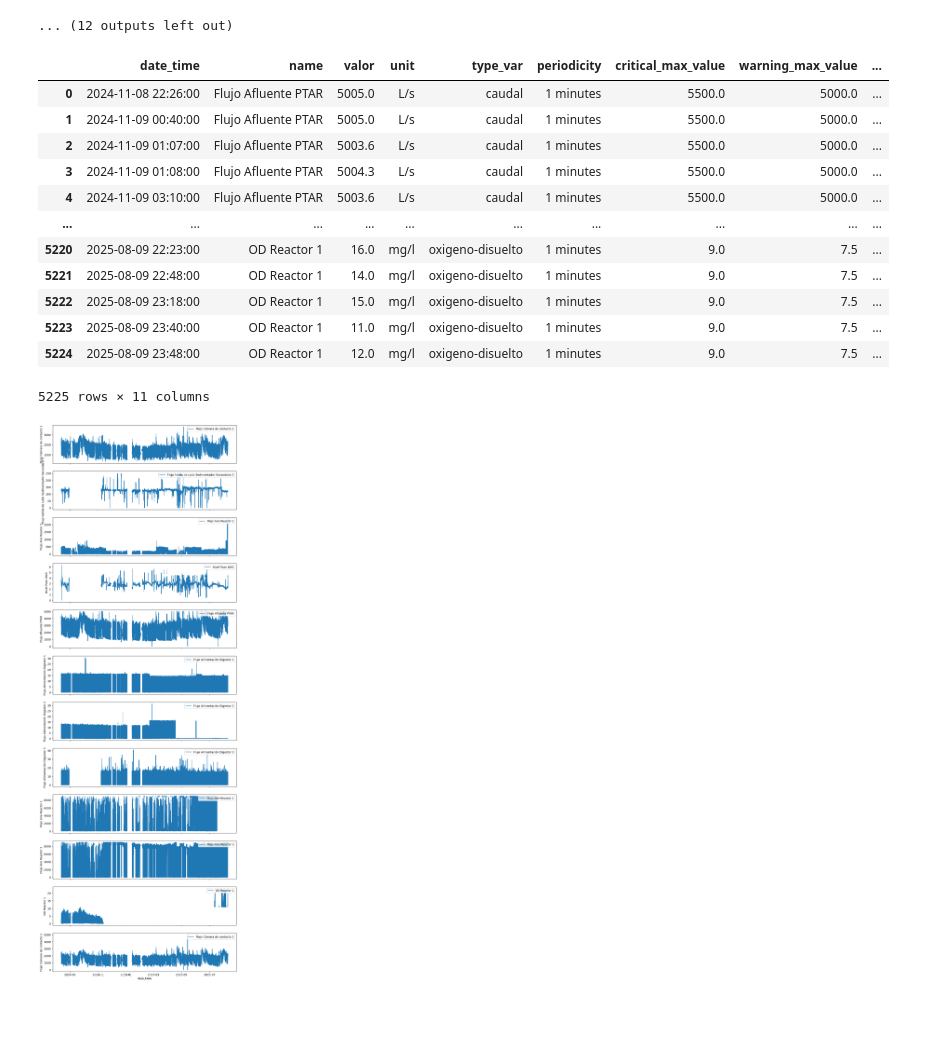
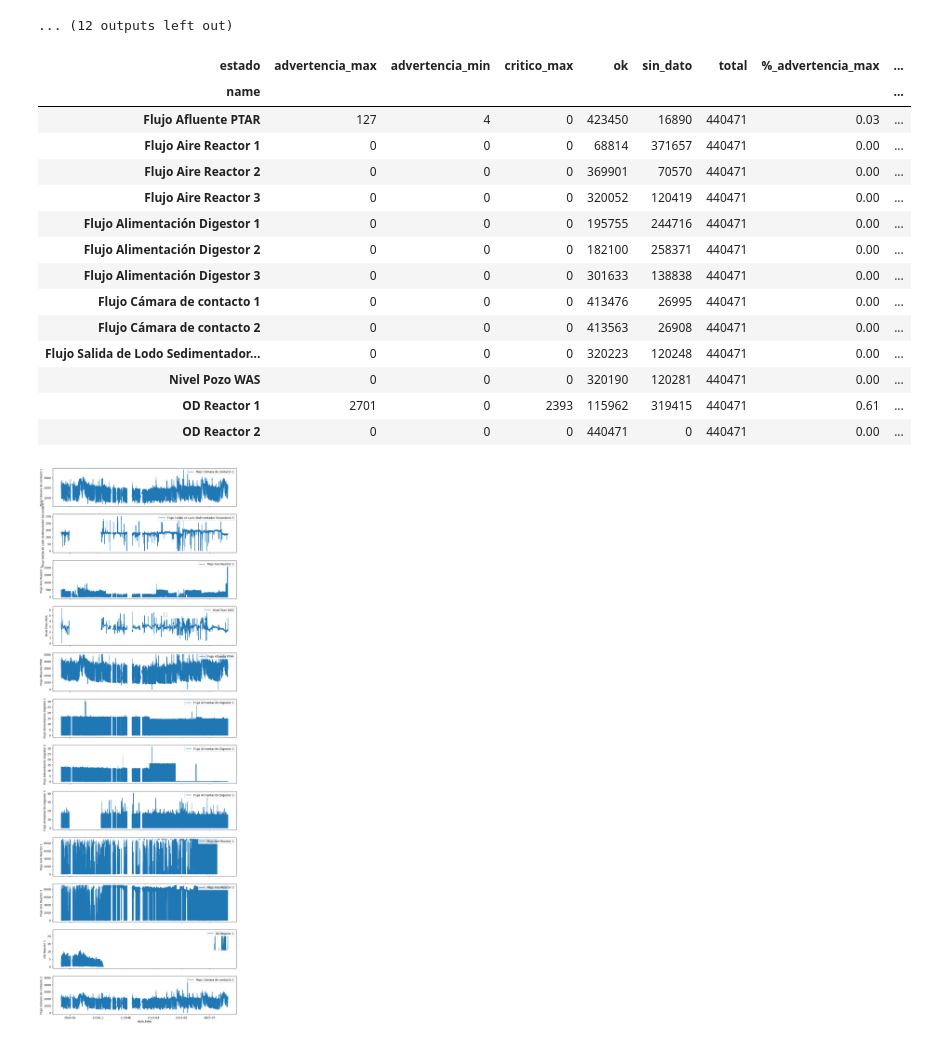
Before and after one commit to fchiapped/Proyecto-Grado, a Jupyter notebook: planta2.ipynb, the cells around one changed output. Cells and saved outputs as stored; diff of their text form; code cells hidden in the pictures; blank space fills up the shorter version.

```diff
--- a/planta2.ipynb
+++ b/planta2.ipynb
@@ -94,60 +94,24 @@ Graficando Flujo Alimentación Digestor 1 (límites: wmin=None, wmax=None, cmin=
 [figure]
 ... (12 outputs left out)
 # %%
-# Paso 1: transformar a formato largo
-df_largo = df_planta_2.melt(
-    id_vars=['date_time'],
-    var_name='name',
-    value_name='valor'
- )
-
-# Paso 2: unir con los límites
-df_merged = df_largo.merge(desc_planta_2, on='name', how='left')
-
-# Paso 3: función de chequeo
-def evaluar_estado(row):
-    v = row['valor']
-    cmax = row['critical_max_value']
-    wmax = row['warning_max_value']
-    wmin = row['warning_min_value']
-    cmin = row['critical_min_value']
-
-    if pd.isna(v):
-        return "sin_dato"
-    if not pd.isna(cmax) and v > cmax:
-        return "critico_max"
-    if not pd.isna(cmin) and v < cmin:
-        return "critico_min"
-    if not pd.isna(wmax) and v > wmax:
-        return "advertencia_max"
-    if not pd.isna(wmin) and v < wmin:
-        return "advertencia_min"
-    return "ok"
-
-# Paso 4: aplicar evaluación
-df_merged['estado'] = df_merged.apply(evaluar_estado, axis=1)
-
-# Paso 5: resumen por variable
-resumen_alertas = df_merged.groupby(['name', 'estado']).size().unstack(fill_value=0)
-
-# Si quieres solo las filas fuera de rango:
-fuera_de_rango = df_merged[df_merged['estado'].str.startswith(('critico', 'advertencia'))].reset_index(drop=True)
+df_eval, resumen = funciones.evaluar_estados(df_planta_2, desc_planta_2)
+resumen
+# %% [output]
+| estado | advertencia_max | advertencia_min | critico_max | ok | sin_dato | total | %_advertencia_max | ... |
+| name |  |  |  |  |  |  |  | ... |
+| Flujo Afluente PTAR | 127 | 4 | 0 | 423450 | 16890 | 440471 | 0.03 | ... |
+| Flujo Aire Reactor 1 | 0 | 0 | 0 | 68814 | 371657 | 440471 | 0.00 | ... |
+| Flujo Aire Reactor 2 | 0 | 0 | 0 | 369901 | 70570 | 440471 | 0.00 | ... |
+| Flujo Aire Reactor 3 | 0 | 0 | 0 | 320052 | 120419 | 440471 | 0.00 | ... |
+| Flujo Alimentación Digestor 1 | 0 | 0 | 0 | 195755 | 244716 | 440471 | 0.00 | ... |
+| Flujo Alimentación Digestor 2 | 0 | 0 | 0 | 182100 | 258371 | 440471 | 0.00 | ... |
+| Flujo Alimentación Digestor 3 | 0 | 0 | 0 | 301633 | 138838 | 440471 | 0.00 | ... |
+| Flujo Cámara de contacto 1 | 0 | 0 | 0 | 413476 | 26995 | 440471 | 0.00 | ... |
+| Flujo Cámara de contacto 2 | 0 | 0 | 0 | 413563 | 26908 | 440471 | 0.00 | ... |
+| Flujo Salida de Lodo Sedimentador... | 0 | 0 | 0 | 320223 | 120248 | 440471 | 0.00 | ... |
+| Nivel Pozo WAS | 0 | 0 | 0 | 320190 | 120281 | 440471 | 0.00 | ... |
+| OD Reactor 1 | 2701 | 0 | 2393 | 115962 | 319415 | 440471 | 0.61 | ... |
+| OD Reactor 2 | 0 | 0 | 0 | 440471 | 0 | 440471 | 0.00 | ... |
-# %%
-fuera_de_rango
-# %% [output]
-|  | date_time | name | valor | unit | type_var | periodicity | critical_max_value | warning_max_value | ... |
-| 0 | 2024-11-08 22:26:00 | Flujo Afluente PTAR | 5005.0 | L/s | caudal | 1 minutes | 5500.0 | 5000.0 | ... |
-| 1 | 2024-11-09 00:40:00 | Flujo Afluente PTAR | 5005.0 | L/s | caudal | 1 minutes | 5500.0 | 5000.0 | ... |
-| 2 | 2024-11-09 01:07:00 | Flujo Afluente PTAR | 5003.6 | L/s | caudal | 1 minutes | 5500.0 | 5000.0 | ... |
-| 3 | 2024-11-09 01:08:00 | Flujo Afluente PTAR | 5004.3 | L/s | caudal | 1 minutes | 5500.0 | 5000.0 | ... |
-| 4 | 2024-11-09 03:10:00 | Flujo Afluente PTAR | 5003.6 | L/s | caudal | 1 minutes | 5500.0 | 5000.0 | ... |
-| ... | ... | ... | ... | ... | ... | ... | ... | ... | ... |
-| 5220 | 2025-08-09 22:23:00 | OD Reactor 1 | 16.0 | mg/l | oxigeno-disuelto | 1 minutes | 9.0 | 7.5 | ... |
-| 5221 | 2025-08-09 22:48:00 | OD Reactor 1 | 14.0 | mg/l | oxigeno-disuelto | 1 minutes | 9.0 | 7.5 | ... |
-| 5222 | 2025-08-09 23:18:00 | OD Reactor 1 | 15.0 | mg/l | oxigeno-disuelto | 1 minutes | 9.0 | 7.5 | ... |
-| 5223 | 2025-08-09 23:40:00 | OD Reactor 1 | 11.0 | mg/l | oxigeno-disuelto | 1 minutes | 9.0 | 7.5 | ... |
-| 5224 | 2025-08-09 23:48:00 | OD Reactor 1 | 12.0 | mg/l | oxigeno-disuelto | 1 minutes | 9.0 | 7.5 | ... |
-5225 rows × 11 columns
 # %%
 funciones.plot_all_timeseries(df_planta_2)
 # %% [output]
```
Also changed, not shown: parts of 2 cells of this notebook, 2 other files.
